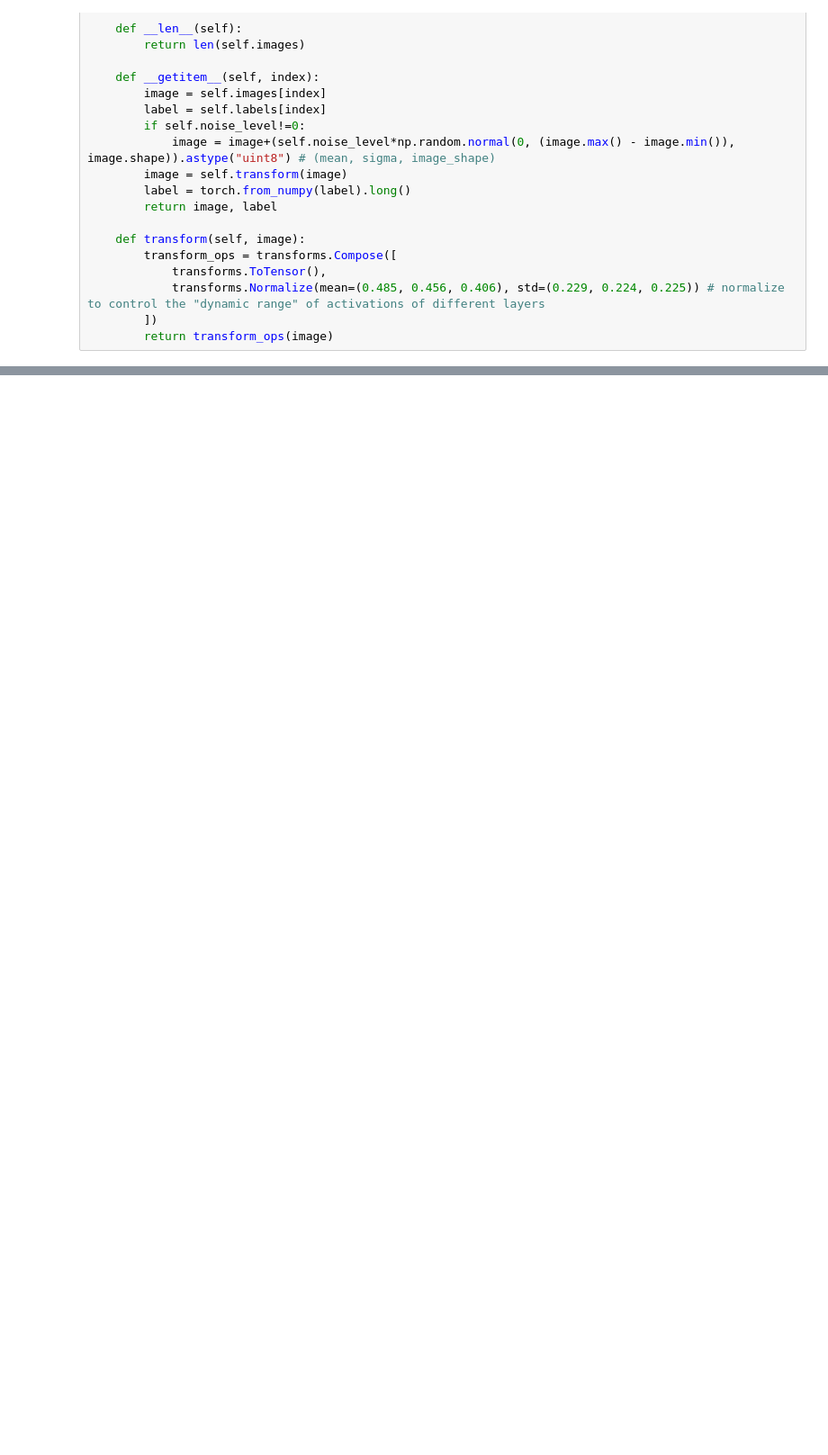
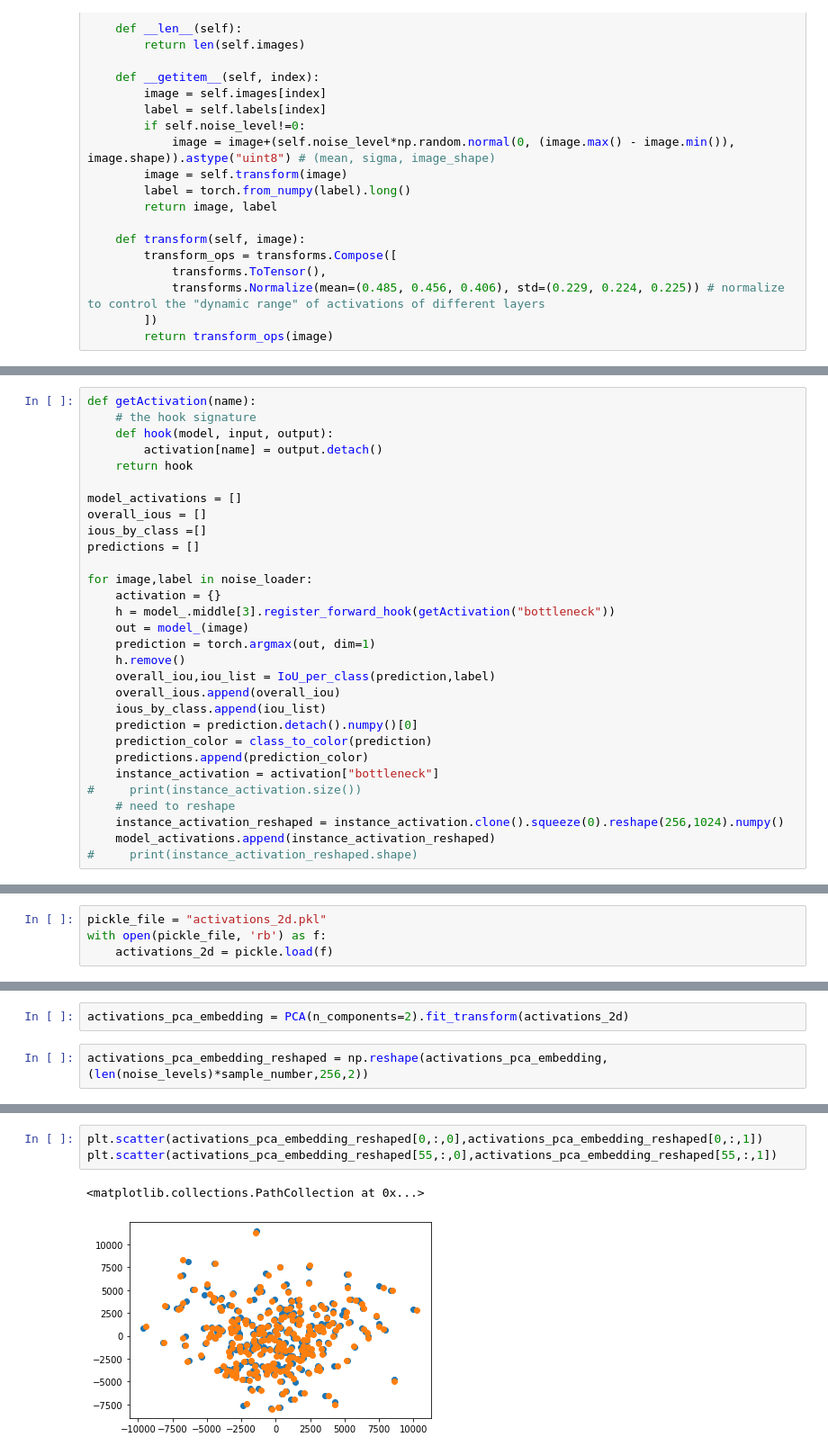
Before and after one commit to SihanZhu22/Graduation-project-domain-shift-image-2-image, a Jupyter notebook: jupyter/Embeddings for noisy images.ipynb, the cells around one changed output, grey strips where cells are left out. Shown: that part at 90% size. Saved outputs shown, nothing was run; the diff lists cells and outputs as text; blank space fills up the shorter version.

```diff
--- a/jupyter/Embeddings for noisy images.ipynb
+++ b/jupyter/Embeddings for noisy images.ipynb
@@ -495,0 +432,30 @@ df_rearrange.to_csv("noise_df.csv",index=True)
+# %%
+def getActivation(name):
+    # the hook signature
+    def hook(model, input, output):
+        activation[name] = output.detach()
+    return hook
+
+model_activations = []
+overall_ious = []
+ious_by_class =[]
+predictions = []
+
+for image,label in noise_loader:
+    activation = {}
+    h = model_.middle[3].register_forward_hook(getActivation("bottleneck"))
+    out = model_(image)
+    prediction = torch.argmax(out, dim=1)
+    h.remove()
+    overall_iou,iou_list = IoU_per_class(prediction,label)
+    overall_ious.append(overall_iou)
+    ious_by_class.append(iou_list)
+    prediction = prediction.detach().numpy()[0]
+    prediction_color = class_to_color(prediction)
+    predictions.append(prediction_color)
+    instance_activation = activation["bottleneck"]
+#     print(instance_activation.size())
+    # need to reshape
+    instance_activation_reshaped = instance_activation.clone().squeeze(0).reshape(256,1024).numpy()
+    model_activations.append(instance_activation_reshaped)
+#     print(instance_activation_reshaped.shape)
@@ -495,0 +508,4 @@ df_rearrange.to_csv("noise_df.csv",index=True)
+# %%
+pickle_file = "activations_2d.pkl"
+with open(pickle_file, 'rb') as f:
+    activations_2d = pickle.load(f)
@@ -495,0 +524,4 @@ df_rearrange.to_csv("noise_df.csv",index=True)
+# %%
+activations_pca_embedding = PCA(n_components=2).fit_transform(activations_2d)
+# %%
+activations_pca_embedding_reshaped = np.reshape(activations_pca_embedding,(len(noise_levels)*sample_number,256,2))
@@ -495,0 +558,6 @@ df_rearrange.to_csv("noise_df.csv",index=True)
+# %%
+plt.scatter(activations_pca_embedding_reshaped[0,:,0],activations_pca_embedding_reshaped[0,:,1])
+plt.scatter(activations_pca_embedding_reshaped[55,:,0],activations_pca_embedding_reshaped[55,:,1])
+# %% [output]
+<matplotlib.collections.PathCollection at 0x...>
+[figure, added]
```
Also changed, not shown: parts of 71 cells of this notebook.
